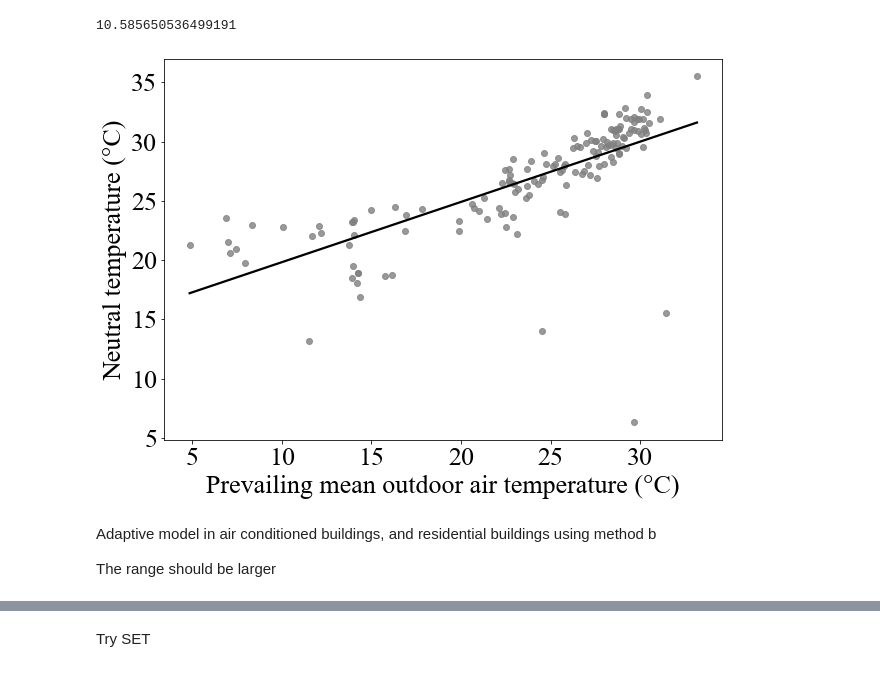
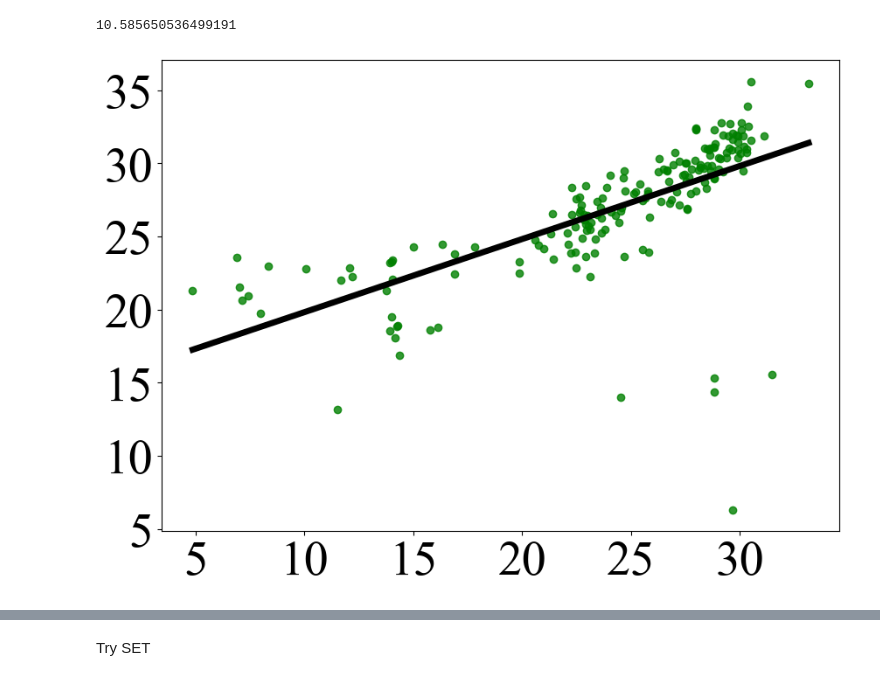
Before and after one commit to ruijis/causal-thinking-neutral-temperature, a Jupyter notebook: two-linear-regressions.ipynb, the cells around one changed output, grey strips where cells are left out. Cells and saved outputs as stored; diff of their text form; code cells hidden in the pictures.

```diff
--- a/two-linear-regressions.ipynb
+++ b/two-linear-regressions.ipynb
@@ -1019,16 +1092,14 @@ mse(df_bldg_nv_b['t_out_combined'], df_bldg_nv_b['n_t_b'], middle_b_intercept, m
 # %%
 # plot the data points and the regression line
 plt.figure(figsize=(10, 7))
-sns.regplot(x='t_out_combined', y='n_t_b', data=df_bldg_nv_b, scatter_kws={'color': 'grey'}, line_kws={'color': 'black'}, ci=None)
-plt.xlabel('Prevailing mean outdoor air temperature (°C)', fontsize=26)
-plt.ylabel("Neutral temperature (°C)", rotation=90, fontsize=26)
-plt.xticks(fontsize=26)
-plt.yticks(fontsize=26)
+sns.regplot(x='t_out_combined', y='n_t_b', data=df_bldg_nv_b, scatter_kws={'color': 'green'}, line_kws={'color': 'black', 'linewidth': 5}, ci=None)
+plt.xlabel('', fontsize=40)
+plt.ylabel("", rotation=90, fontsize=40)
+plt.xticks(fontsize=40)
+plt.yticks(fontsize=40)
+# plt.xlim(0, 35)
+# plt.ylim(17, 35)
 plt.grid(False)
 plt.rcParams['font.family'] = 'Times New Roman'
 # %% [output]
-[figure, old version]
+[figure, new version]
-# %% [markdown]
-Adaptive model in air conditioned buildings, and residential buildings using method b
-
-The range should be larger
```
Also changed, not shown: parts of 34 cells of this notebook, 7 other files.
